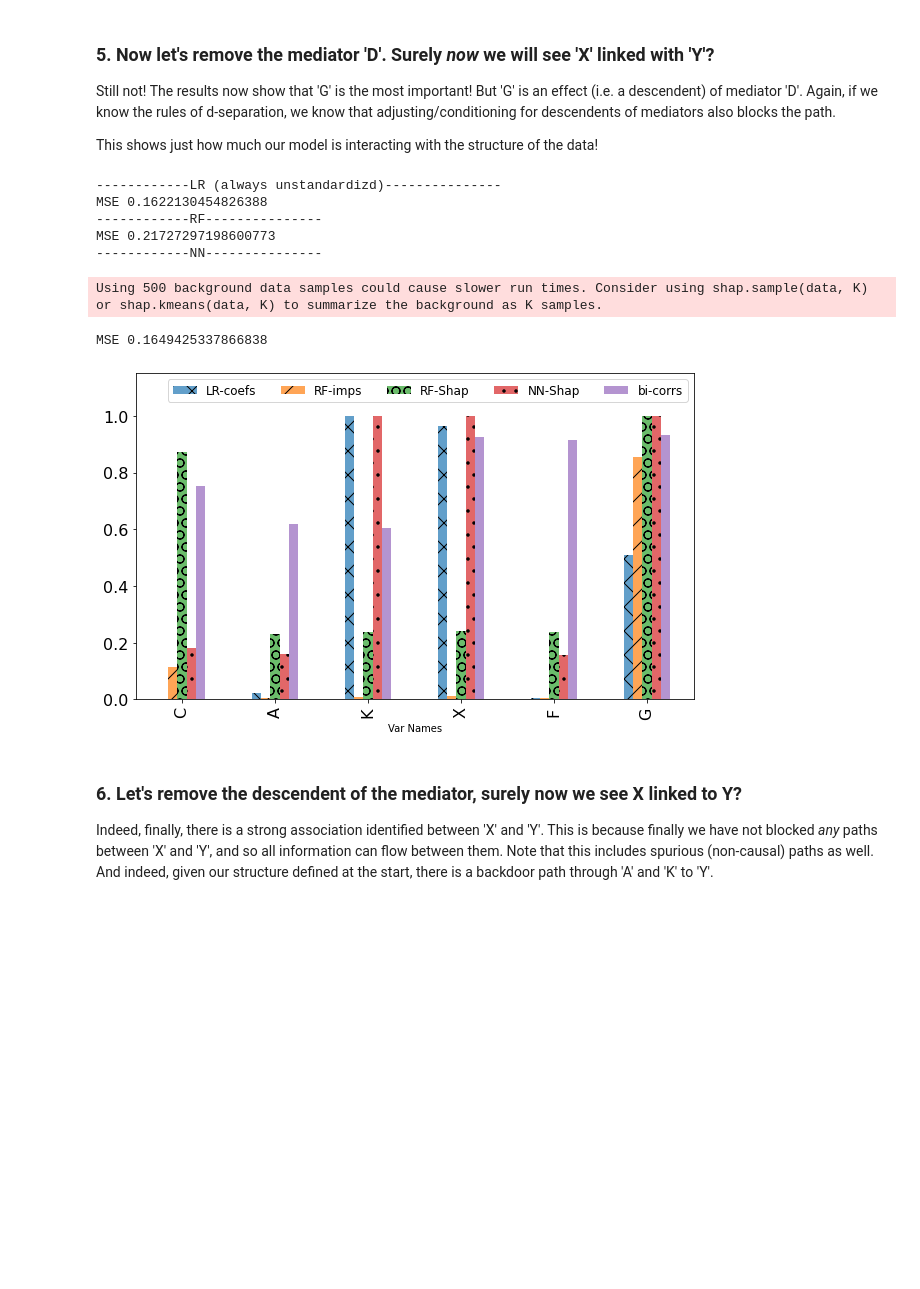
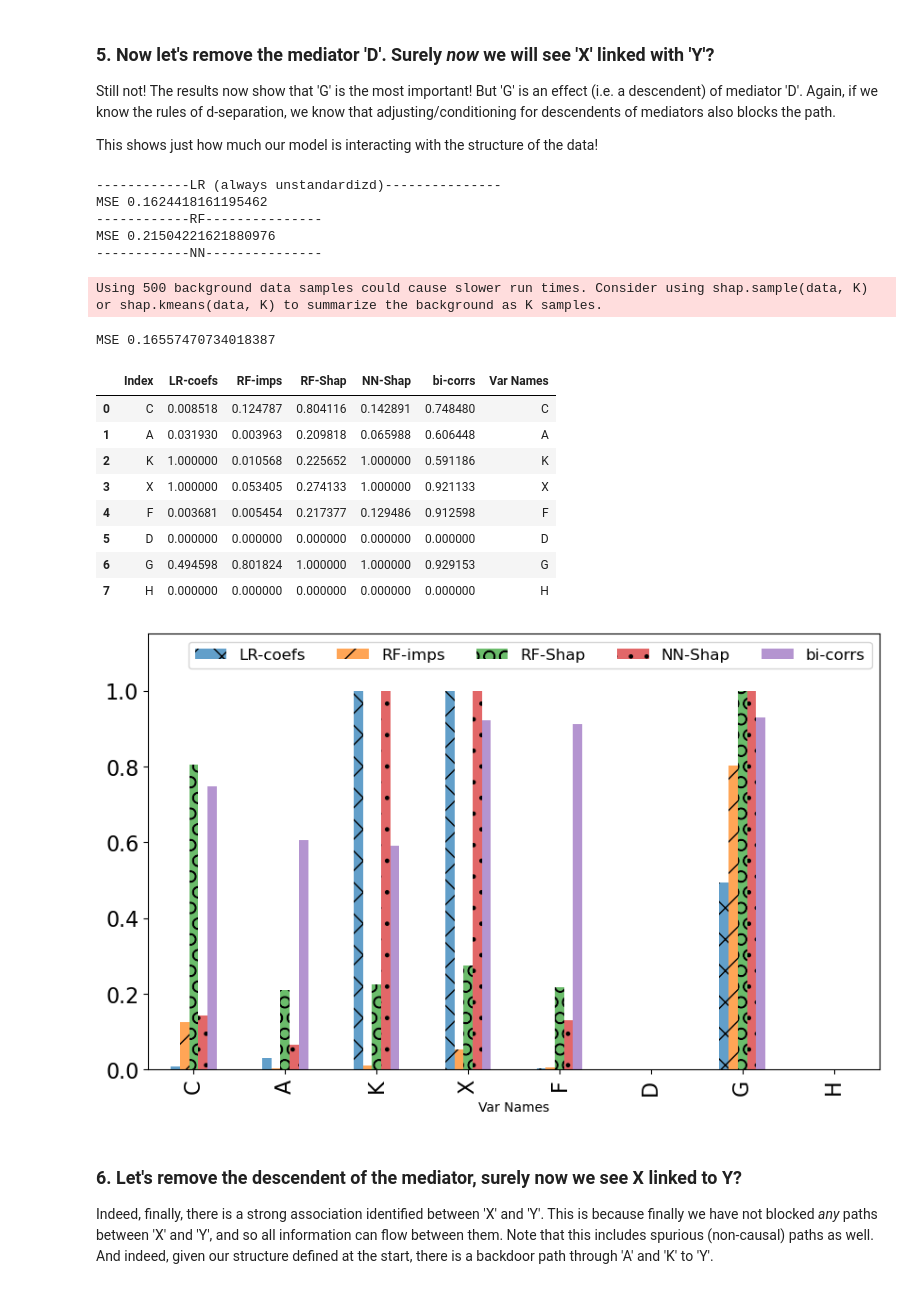
Before and after one commit to matthewvowels1/ML_structural_interactions, a Jupyter notebook: RF_importances_Shapley.ipynb, the cells around one changed output. Saved outputs shown, nothing was run; the diff lists cells and outputs as text; code cells hidden in the pictures; blank space fills up the shorter version.

Commit message:
added graph formatting option

```diff
--- a/RF_importances_Shapley.ipynb
+++ b/RF_importances_Shapley.ipynb
@@ -55,6 +55,24 @@ H = 0.5*Y + 0.1 * np.random.randn(N,1)  # effect of Y
 
 
 feature_names = ['C', 'A', 'K', 'X', 'F', 'D', 'G', 'H']
+all_features=feature_names
+# %%
+def standardize_indexes(df, all_features):
+
+
+    # Add missing indexes with 0 as the default value
+    for index in all_features:
+        if index not in df.index:
+            df.loc[index] = 0
+
+    # Reorder the index to the desired order
+    df = df.loc[all_features]
+
+    # Reset the index and rename the index column if needed
+    df.reset_index(inplace=True)
+    df.rename(columns={'index': 'Index'}, inplace=True)
+    df['Var Names'] = all_features
+    return df
 # %% [markdown]
 ### 2. Create functions that provide plots of RF importances for a given set of preds and outcome
 # %%
@@ -117,7 +135,7 @@ def get_importances(predictors, outcome, feature_names, standardize=False):
     return np.asarray(biv_covs), np.asarray(biv_corrs), rf_importances, rf_shap_vals, nn_shap_vals, lr_coefs
 
 
-def plot_results(biv_corrs, rf_importances, rf_shap_vals, nn_shap_vals, lr_coef, feature_names, graph_name):
+def plot_results(biv_corrs, rf_importances, rf_shap_vals, nn_shap_vals, lr_coef, feature_names, graph_name, all_features=None):
     '''Bar plot with variables and different importance measures.'''
 
     all_results = pd.DataFrame([lr_coef, rf_importances, rf_shap_vals, nn_shap_vals]).T
@@ -132,6 +150,8 @@ def plot_results(biv_corrs, rf_importances, rf_shap_vals, nn_shap_vals, lr_coef,
     all_results['bi-corrs'] = biv_corrs
     all_results['Var Names'] = all_results.index
 
+    all_results = standardize_indexes(all_results, all_features)
+
     ax = plt.figure(figsize=(10, 6)).add_subplot(111)
     all_results.plot(ax=ax, x="Var Names", y=cols.append('bi-corrs'), kind="bar",fontsize=16, alpha=0.7)
     bars = ax.patches
@@ -141,6 +161,7 @@ def plot_results(biv_corrs, rf_importances, rf_shap_vals, nn_shap_vals, lr_coef,
     ax.legend(loc='upper right', bbox_to_anchor=(1, 1), ncol=5,fontsize=12)
     ax.set_ylim(0, 1.15)
     ax.figure.savefig(graph_name, dpi=200)
+    return all_results
 # %% [markdown]
 
 ### 3. Invesigate X->Y. Start by looking at the result with ALL variables included
@@ -222,24 +248,34 @@ This shows just how much our model is interacting with the structure of the data
 # %%
 # remove mediator
 predictors = np.concatenate((C, A, K, X, F, G),1)
 outcome =  Y[:,0]
 feature_names_c = ['C', 'A', 'K', 'X', 'F', 'G']
 
 # biv_covs,biv_corrs, rf_importances, rf_shap_vals, nn_shap_vals, lr_coefs = get_importances(predictors, outcome, feature_names)
 # plot_results(biv_corrs, rf_importances, rf_shap_vals, nn_shap_vals, lr_coefs, feature_names, graph_name='no_H_no_D.png')
 
 biv_covs_c,biv_corrs_c, rf_importances_c, rf_shap_vals_c, nn_shap_vals_c, lr_coefs_c = get_importances(predictors, outcome, feature_names_c, standardize=True)
 gn = 'no_H_no_D_std.png' if not low_corr else 'no_H_no_D_std_low_corr.png'
-plot_results(biv_corrs_c, rf_importances_c, rf_shap_vals_c, nn_shap_vals_c, lr_coefs_c, feature_names_c, graph_name=gn)
+plot_results(biv_corrs_c, rf_importances_c, rf_shap_vals_c, nn_shap_vals_c, lr_coefs_c,
+                     feature_names_c, graph_name=gn, all_features=all_features)
 # %% [output]
 ------------LR (always unstandardizd)---------------
-MSE 0.1622130454826388
+MSE 0.1624418161195462
 ------------RF---------------
-MSE 0.21727297198600773
+MSE 0.21504221621880976
 ------------NN---------------
 Using 500 background data samples could cause slower run times. Consider using shap.sample(data, K) or shap.kmeans(data, K) to summarize the background as K samples.
-MSE 0.1649425337866838
+MSE 0.16557470734018387
+|  | Index | LR-coefs | RF-imps | RF-Shap | NN-Shap | bi-corrs | Var Names |
+| 0 | C | 0.008518 | 0.124787 | 0.804116 | 0.142891 | 0.748480 | C |
+| 1 | A | 0.031930 | 0.003963 | 0.209818 | 0.065988 | 0.606448 | A |
+| 2 | K | 1.000000 | 0.010568 | 0.225652 | 1.000000 | 0.591186 | K |
+| 3 | X | 1.000000 | 0.053405 | 0.274133 | 1.000000 | 0.921133 | X |
+| 4 | F | 0.003681 | 0.005454 | 0.217377 | 0.129486 | 0.912598 | F |
+| 5 | D | 0.000000 | 0.000000 | 0.000000 | 0.000000 | 0.000000 | D |
+| 6 | G | 0.494598 | 0.801824 | 1.000000 | 1.000000 | 0.929153 | G |
+| 7 | H | 0.000000 | 0.000000 | 0.000000 | 0.000000 | 0.000000 | H |
-[figure, old version]
+[figure, new version]
 # %% [markdown]
 ### 6. Let's remove the descendent of the mediator, surely now we see X linked to Y?
 
```
Also changed, not shown: parts of 8 cells of this notebook.
